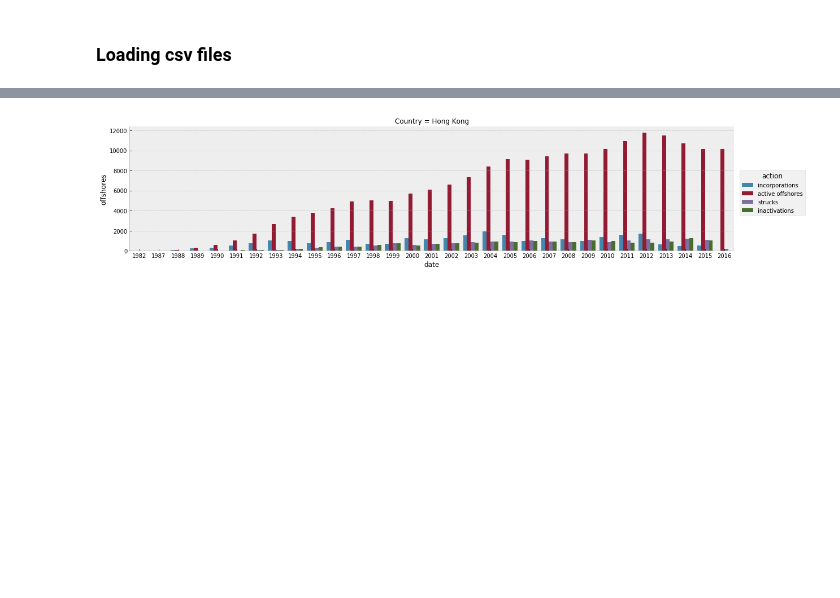
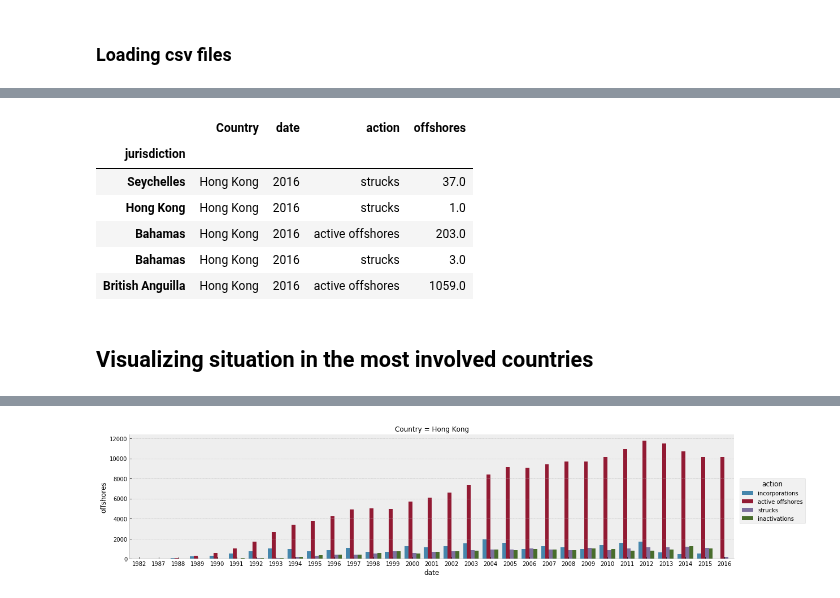
Before and after one commit to puccife/ADAHomeworks, a Jupyter notebook: project/project_analysis.ipynb, the cells around one changed output, grey strips where cells are left out. Cells and saved outputs as stored; diff of their text form; code cells hidden in the pictures; blank space fills up the shorter version.

```diff
--- a/project/project_analysis.ipynb
+++ b/project/project_analysis.ipynb
@@ -62,4 +109,16 @@ ___
 # %%
 countries_frame = preprocessing.process_countries(entities=entities, first_involved_countries=most_involved, analisys_on='jurisdiction', from_year=1980, to_year=2016)
+# %%
+countries_frame[0].sort_values('date', ascending=False).head()
+# %% [output]
+|  | Country | date | action | offshores |
+| jurisdiction |  |  |  |  |
+| Seychelles | Hong Kong | 2016 | strucks | 37.0 |
+| Hong Kong | Hong Kong | 2016 | strucks | 1.0 |
+| Bahamas | Hong Kong | 2016 | active offshores | 203.0 |
+| Bahamas | Hong Kong | 2016 | strucks | 3.0 |
+| British Anguilla | Hong Kong | 2016 | active offshores | 1059.0 |
+# %% [markdown]
+## Visualizing situation in the most involved countries
 # %%
 visualizer.visualize_countries_situation(countries_frame, divide_by='Country')
```
Also changed, not shown: parts of 13 cells of this notebook, 4 other files.
